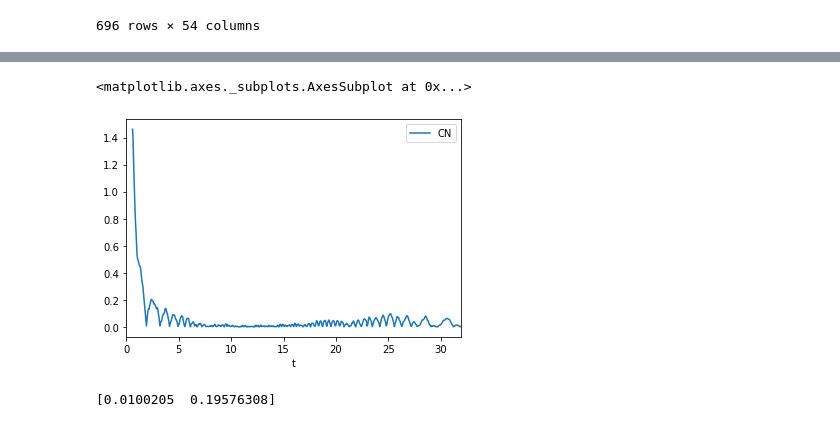
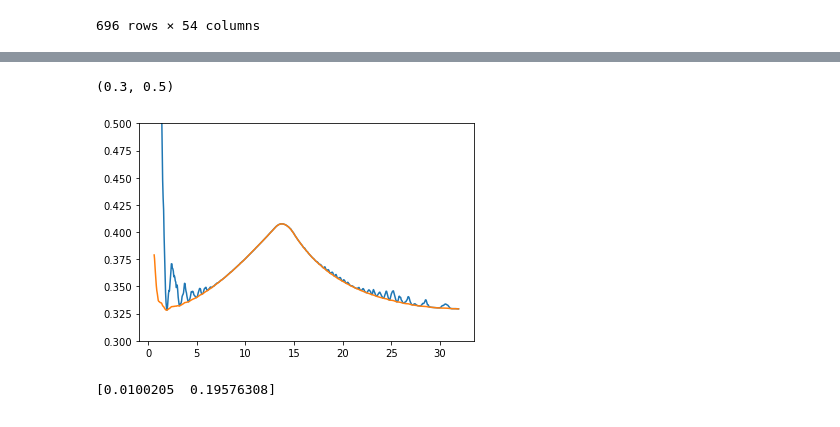
Before and after one commit to icl-rocketry/Full_Open_Rocket_Model, a Jupyter notebook: analyse_openRocket_sim_data.ipynb, the cells around one changed output, grey strips where cells are left out. Saved outputs shown, nothing was run; the diff lists cells and outputs as text; code cells hidden in the pictures.

```diff
--- a/analyse_openRocket_sim_data.ipynb
+++ b/analyse_openRocket_sim_data.ipynb
@@ -131,8 +138,10 @@ df2.plot(x='t', y='CD')
-# %%
-df2.plot(x='t', y='CN')
-# %% [output]
-<matplotlib.axes._subplots.AxesSubplot at 0x...>
-[figure, removed]
+# %%
+plt.plot(df2['t'],df2['CN']**2 + df2['CD']**2)
+plt.plot(df2['t'],df2['CS']**2 + df2['CD_axial']**2)
+plt.ylim([0.3,0.5])
+# %% [output]
+(0.3, 0.5)
+[figure, added]
 # %%
 def fit_CN(alpha, a, b):
     return a*alpha**2 + b*alpha
```
Also changed, not shown: parts of 14 cells of this notebook.
